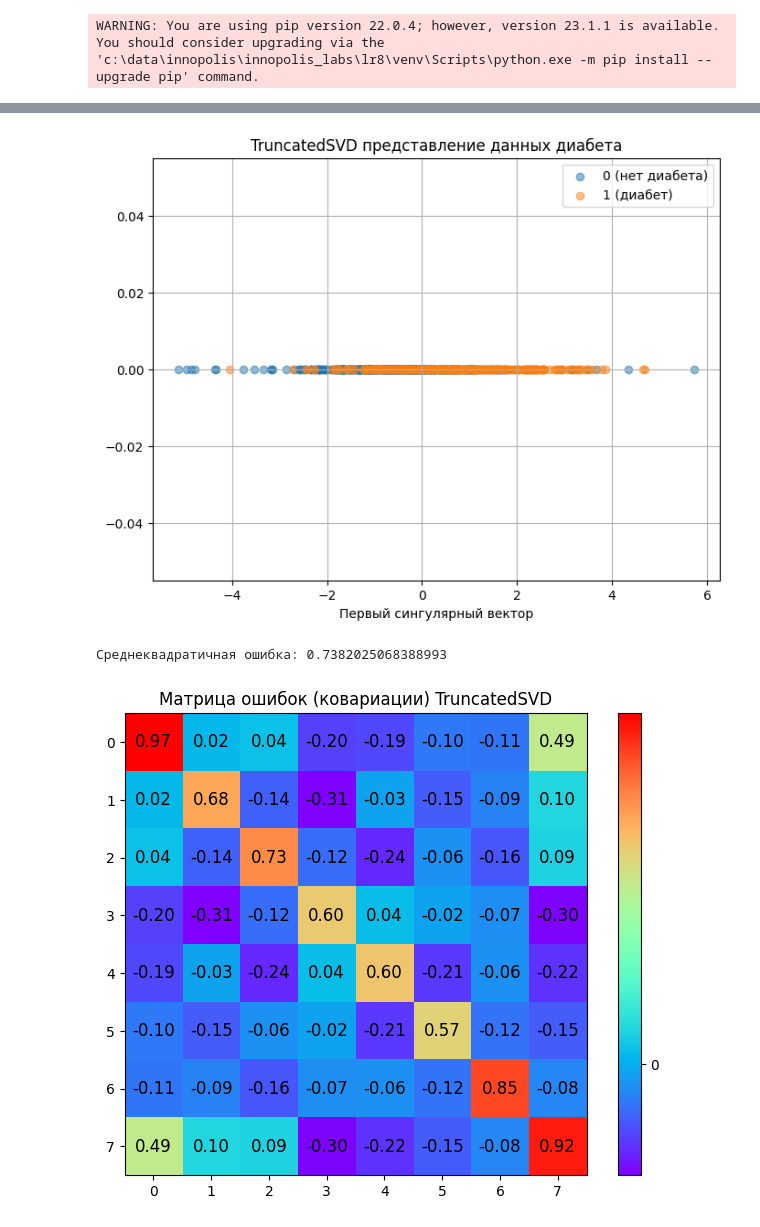
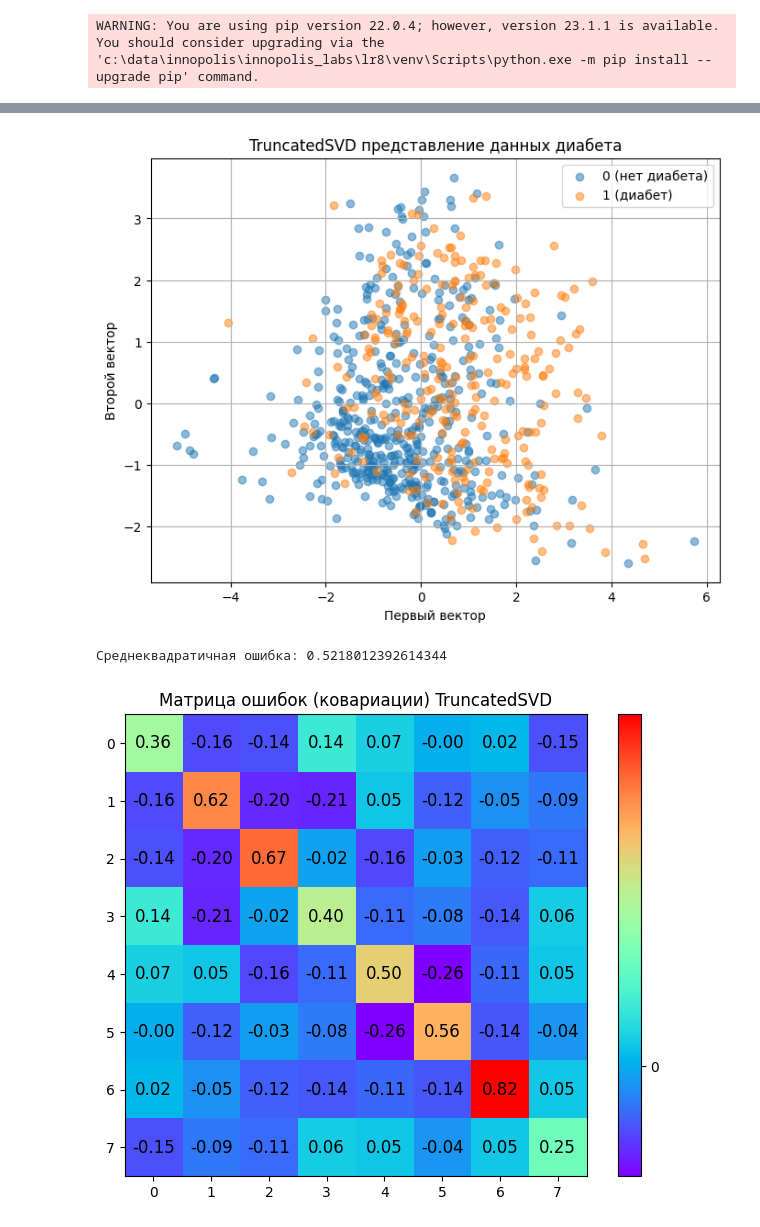
Before and after one commit to q10sn1k/innopolis_labs, a Jupyter notebook: lr8/PCA.ipynb, the cells around one changed output, grey strips where cells are left out. Cells and saved outputs as stored; diff of their text form; code cells hidden in the pictures.

```diff
--- a/lr8/PCA.ipynb
+++ b/lr8/PCA.ipynb
@@ -130,6 +132,8 @@ import pandas as pd
 import numpy as np
 import matplotlib.pyplot as plt
 from sklearn.discriminant_analysis import LinearDiscriminantAnalysis
+from sklearn.preprocessing import StandardScaler
+from sklearn.metrics import mean_squared_error
 
 
 # Загрузка данных из файла CSV
@@ -143,15 +147,15 @@ y = data['Outcome']
 scaler = StandardScaler()
 X_scaled = scaler.fit_transform(X)
 
-# Применение LDA
-lda = LinearDiscriminantAnalysis()
+# Применение LDA с n_components=1
+lda = LinearDiscriminantAnalysis(n_components=1)
 X_lda = lda.fit_transform(X_scaled, y)
 
 # График групп
 plt.figure(figsize=(8, 6))
 plt.scatter(X_lda[y == 0], np.zeros_like(X_lda[y == 0]), alpha=0.5, label='0 (нет диабета)')
 plt.scatter(X_lda[y == 1], np.zeros_like(X_lda[y == 1]), alpha=0.5, label='1 (диабет)')
-plt.xlabel('Первая линейная дискриминанта')
+plt.xlabel('1')
 plt.title('LDA представление данных диабета')
 plt.legend()
 plt.grid()
@@ -202,46 +206,47 @@ y = data['Outcome']
 scaler = StandardScaler()
 X_scaled = scaler.fit_transform(X)
 
-# Применение TruncatedSVD с n_components=1
-svd = TruncatedSVD(n_components=1)
+# Применение TruncatedSVD с n_components=2
+svd = TruncatedSVD(n_components=2)
 X_svd = svd.fit_transform(X_scaled)
 
 # График групп
 plt.figure(figsize=(8, 6))
-plt.scatter(X_svd[y == 0], np.zeros_like(X_svd[y == 0]), alpha=0.5, label='0 (нет диабета)')
-plt.scatter(X_svd[y == 1], np.zeros_like(X_svd[y == 1]), alpha=0.5, label='1 (диабет)')
-plt.xlabel('Первый сингулярный вектор')
+plt.scatter(X_svd[y == 0, 0], X_svd[y == 0, 1], alpha=0.5, label='0 (нет диабета)')
+plt.scatter(X_svd[y == 1, 0], X_svd[y == 1, 1], alpha=0.5, label='1 (диабет)')
+plt.xlabel('Первый вектор')
+plt.ylabel('Второй вектор')
 plt.title('TruncatedSVD представление данных диабета')
 plt.legend()
 plt.grid()
 plt.show()
 
 # Восстановление данных
 X_reconstructed = svd.inverse_transform(X_svd)
 
 # Вычисление среднеквадратичной ошибки
 mse = mean_squared_error(X_scaled, X_reconstructed)
 print(f'Среднеквадратичная ошибка: {mse}')
 
 # Вычисление ошибки
 error = X_scaled - X_reconstructed
 
 # Вычисление матрицы ошибок
 cov_error = np.cov(error.T)
 
 # График матрицы ошибок
 plt.figure(figsize=(8, 6))
 img = plt.imshow(cov_error, cmap=plt.cm.rainbow)
 plt.colorbar(img, ticks=[-1, 0, 1], fraction=0.045)
 for x in range(cov_error.shape[0]):
     for y in range(cov_error.shape[1]):
         plt.text(x, y, "%0.2f" % cov_error[x, y], size=12, color='black', ha="center", va="center")
 plt.title('Матрица ошибок (ковариации) TruncatedSVD')
 plt.show()
 # %% [output]
-[figure, old version]
+[figure, new version]
-Среднеквадратичная ошибка: 0.7382025068388993
+Среднеквадратичная ошибка: 0.5218012392614344
-[figure, old version]
+[figure, new version]
 # %%
 import pandas as pd
 import numpy as np
```
Also changed, not shown: parts of 9 cells of this notebook.
